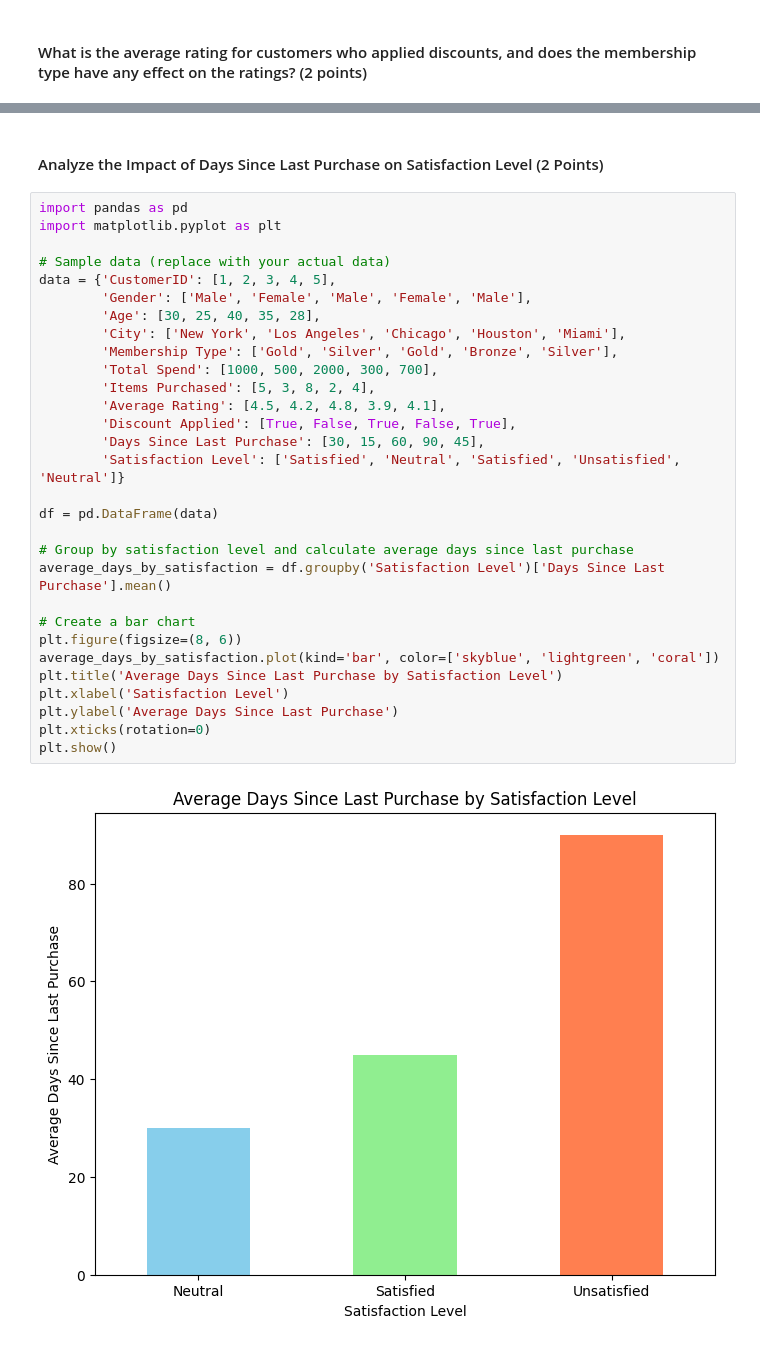
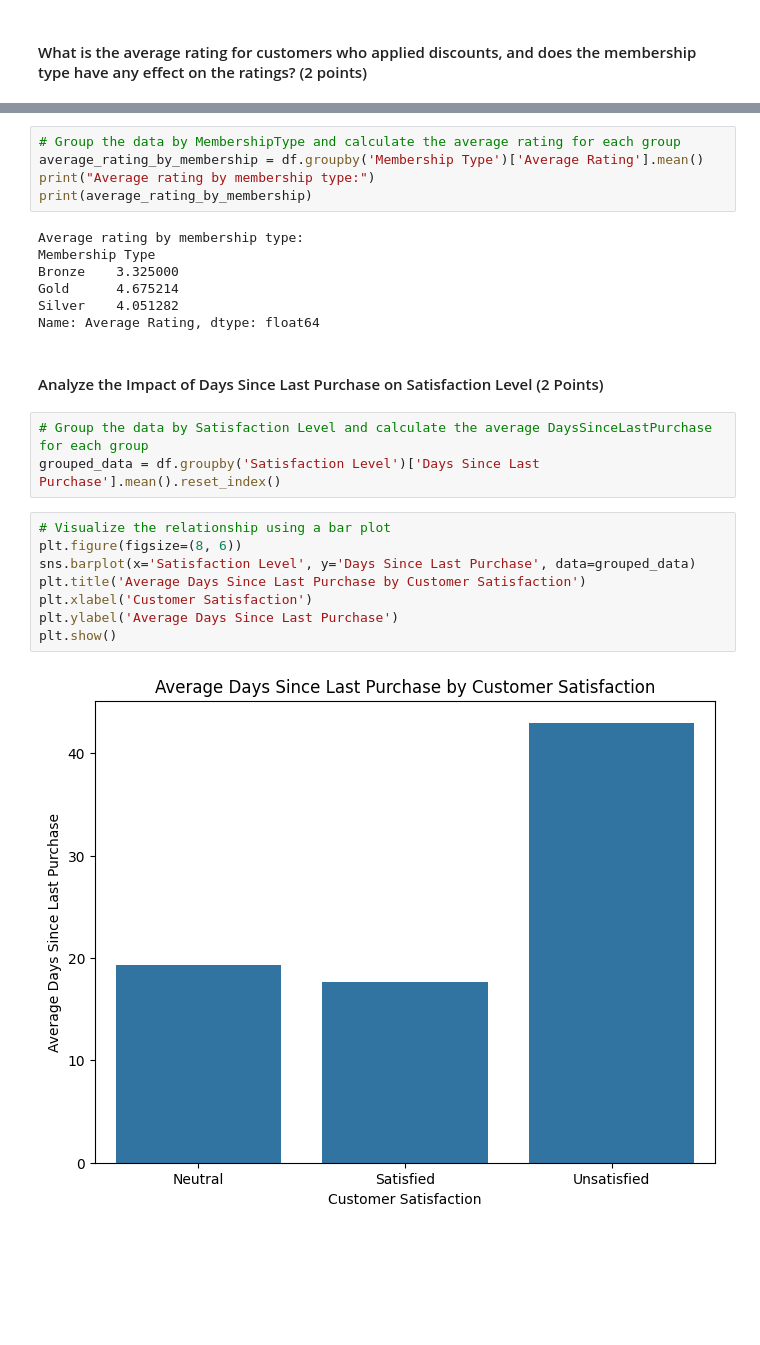
Before and after one commit to SAIRAALMAS88/SAIRAALMAS88, a Jupyter notebook: EDA_Assignment.ipynb, the cells around one changed output, grey strips where cells are left out. Cells and saved outputs as stored; diff of their text form; blank space fills up the shorter version.

```diff
--- a/EDA_Assignment.ipynb
+++ b/EDA_Assignment.ipynb
@@ -300,34 +311,27 @@ We can see that Gold members have the highest average rating (4.65), followed by
+# %%
+# Group the data by MembershipType and calculate the average rating for each group
+average_rating_by_membership = df.groupby('Membership Type')['Average Rating'].mean()
+print("Average rating by membership type:")
+print(average_rating_by_membership)
+# %% [output]
+Average rating by membership type:
+Membership Type
+Bronze    3.325000
+Gold      4.675214
+Silver    4.051282
+Name: Average Rating, dtype: float64
 # %% [markdown]
 #### Analyze the Impact of Days Since Last Purchase on Satisfaction Level (2 Points)
-# %%
-import pandas as pd
-import matplotlib.pyplot as plt
-
-# Sample data (replace with your actual data)
-data = {'CustomerID': [1, 2, 3, 4, 5],
-        'Gender': ['Male', 'Female', 'Male', 'Female', 'Male'],
-        'Age': [30, 25, 40, 35, 28],
-        'City': ['New York', 'Los Angeles', 'Chicago', 'Houston', 'Miami'],
-        'Membership Type': ['Gold', 'Silver', 'Gold', 'Bronze', 'Silver'],
-        'Total Spend': [1000, 500, 2000, 300, 700],
-        'Items Purchased': [5, 3, 8, 2, 4],
-        'Average Rating': [4.5, 4.2, 4.8, 3.9, 4.1],
-        'Discount Applied': [True, False, True, False, True],
-        'Days Since Last Purchase': [30, 15, 60, 90, 45],
-        'Satisfaction Level': ['Satisfied', 'Neutral', 'Satisfied', 'Unsatisfied', 'Neutral']}
-
-df = pd.DataFrame(data)
-
-# Group by satisfaction level and calculate average days since last purchase
-average_days_by_satisfaction = df.groupby('Satisfaction Level')['Days Since Last Purchase'].mean()
-
-# Create a bar chart
-plt.figure(figsize=(8, 6))
-average_days_by_satisfaction.plot(kind='bar', color=['skyblue', 'lightgreen', 'coral'])
-plt.title('Average Days Since Last Purchase by Satisfaction Level')
-plt.xlabel('Satisfaction Level')
-plt.ylabel('Average Days Since Last Purchase')
-plt.xticks(rotation=0)
-plt.show()
-# %% [output]
-[figure, removed]
+# %%
+# Group the data by Satisfaction Level and calculate the average DaysSinceLastPurchase for each group
+grouped_data = df.groupby('Satisfaction Level')['Days Since Last Purchase'].mean().reset_index()
+# %%
+# Visualize the relationship using a bar plot
+plt.figure(figsize=(8, 6))
+sns.barplot(x='Satisfaction Level', y='Days Since Last Purchase', data=grouped_data)
+plt.title('Average Days Since Last Purchase by Customer Satisfaction')
+plt.xlabel('Customer Satisfaction')
+plt.ylabel('Average Days Since Last Purchase')
+plt.show()
+# %% [output]
+[figure, added]
```
Also changed, not shown: parts of 37 cells of this notebook.
